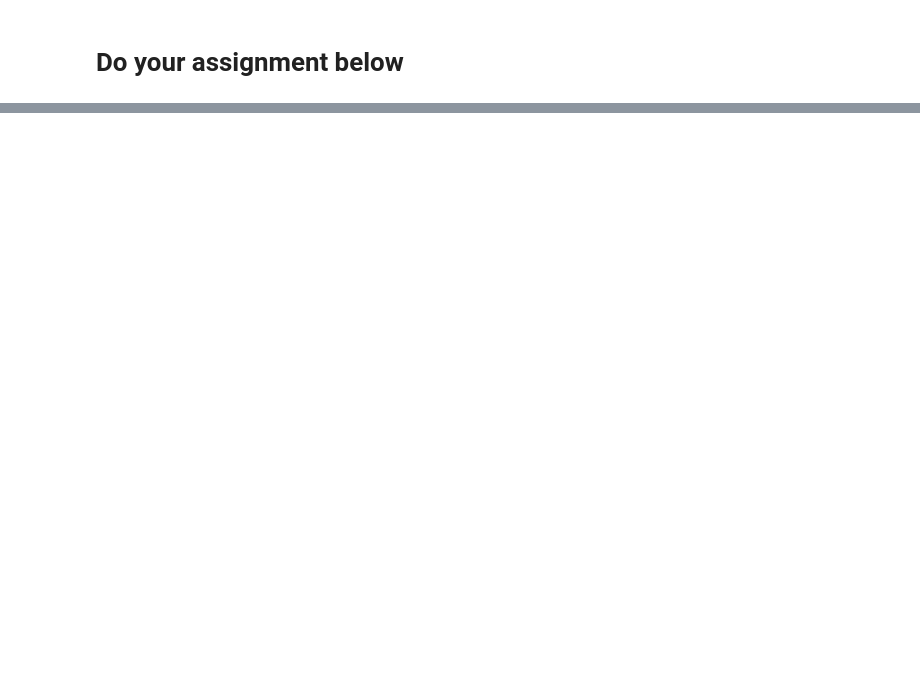
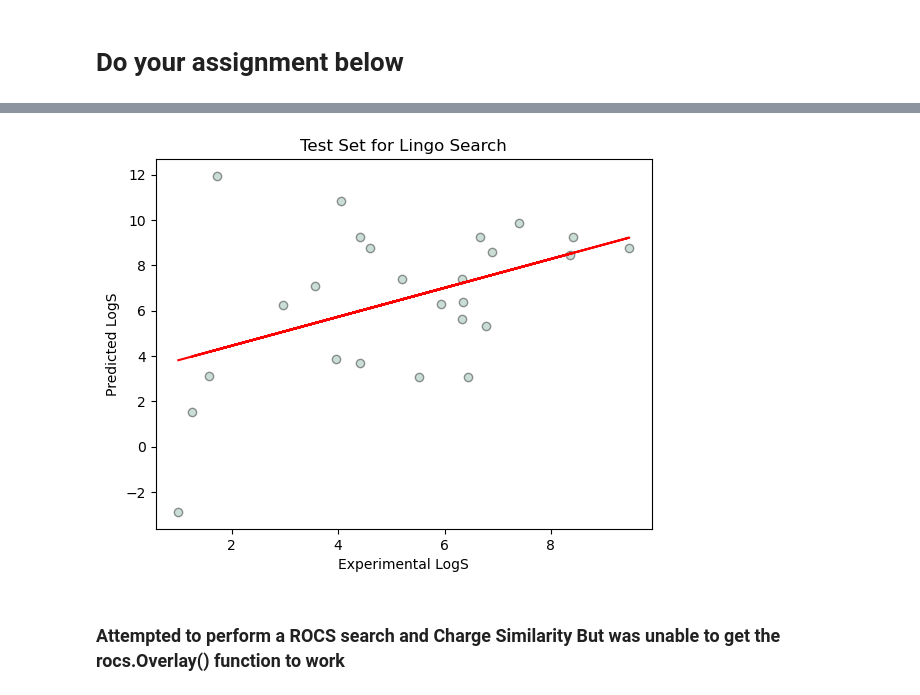
Before and after one commit to stevenayoub/Drug_computing, a Jupyter notebook: uci-pharmsci/assignments/solubility/physprops_solubility.ipynb, the cells around one changed output, grey strips where cells are left out. Saved outputs shown, nothing was run; the diff lists cells and outputs as text; code cells hidden in the pictures; blank space fills up the shorter version.

Commit message:
solubility assignment

```diff
--- a/uci-pharmsci/assignments/solubility/physprops_solubility.ipynb
+++ b/uci-pharmsci/assignments/solubility/physprops_solubility.ipynb
@@ -596,0 +1576,6 @@ For mw+hydration model test, Kendall tau is 0.37, RMS error is 2.61, and Rsquare
+# %%
+X = lingo_df.loc[:, ['Compound_ID', 'mol', 'measured log(solubility:mol/L)']]
+Y = lingo_df.loc[:, 'measured log(solubility:mol/L)']
+
+# split the data to 80% training and 20% test
+X_train, X_test, Y_train, Y_test = train_test_split(X, Y, test_size=0.2, random_state=42)
@@ -596,0 +1605,22 @@ For mw+hydration model test, Kendall tau is 0.37, RMS error is 2.61, and Rsquare
+# %%
+def lingo_search(query_mol, database:list, query_name):
+
+    # Set up lingo search based on the query
+    lingo = OELingoSim(query_mol)
+    sims = []
+    #Loop over our "database" and do our lingo comparison/search
+    for i, mol2 in enumerate(database['mol']):
+        sims.append(lingo.Similarity(mol2))
+
+
+    max_sim_index = np.argmax(sims)
+
+    solubilitiy_score = database['measured log(solubility:mol/L)'].iloc[max_sim_index]
+    similarity_score = sims[max_sim_index]
+    compounds_name  = database['Compound_ID'].iloc[max_sim_index]
+
+    print("Similarity of %s to %s is %.2f" % (query_name, compounds_name, similarity_score))
+
+    return solubilitiy_score
+# %%
+Y_pred = [lingo_search(query_mol, X_train, X_test['Compound_ID'].iloc[i]) for i, query_mol in enumerate(X_test['mol'])]
@@ -596,0 +1672,19 @@ For mw+hydration model test, Kendall tau is 0.37, RMS error is 2.61, and Rsquare
+# %%
+import matplotlib.pyplot as plt
+import numpy as np
+
+
+
+# Plot 2 (Y_test vs. Y_pred)
+plt.scatter(Y_test, Y_pred, c="#7CAE99", alpha=0.4, edgecolor="black")
+z_test = np.polyfit(Y_test, Y_pred, 1)
+p_test = np.poly1d(z_test)
+plt.plot(Y_test, p_test(Y_test), "r")
+plt.ylabel('Predicted LogS')
+plt.xlabel('Experimental LogS')
+plt.title("Test Set for Lingo Search")
+plt.show()
+# %% [output]
+[figure, added]
+# %% [markdown]
+### Attempted to perform a ROCS search and Charge Similarity But was unable to get the rocs.Overlay() function to work
```
Also changed, not shown: parts of 75 cells of this notebook, 1 other file.
